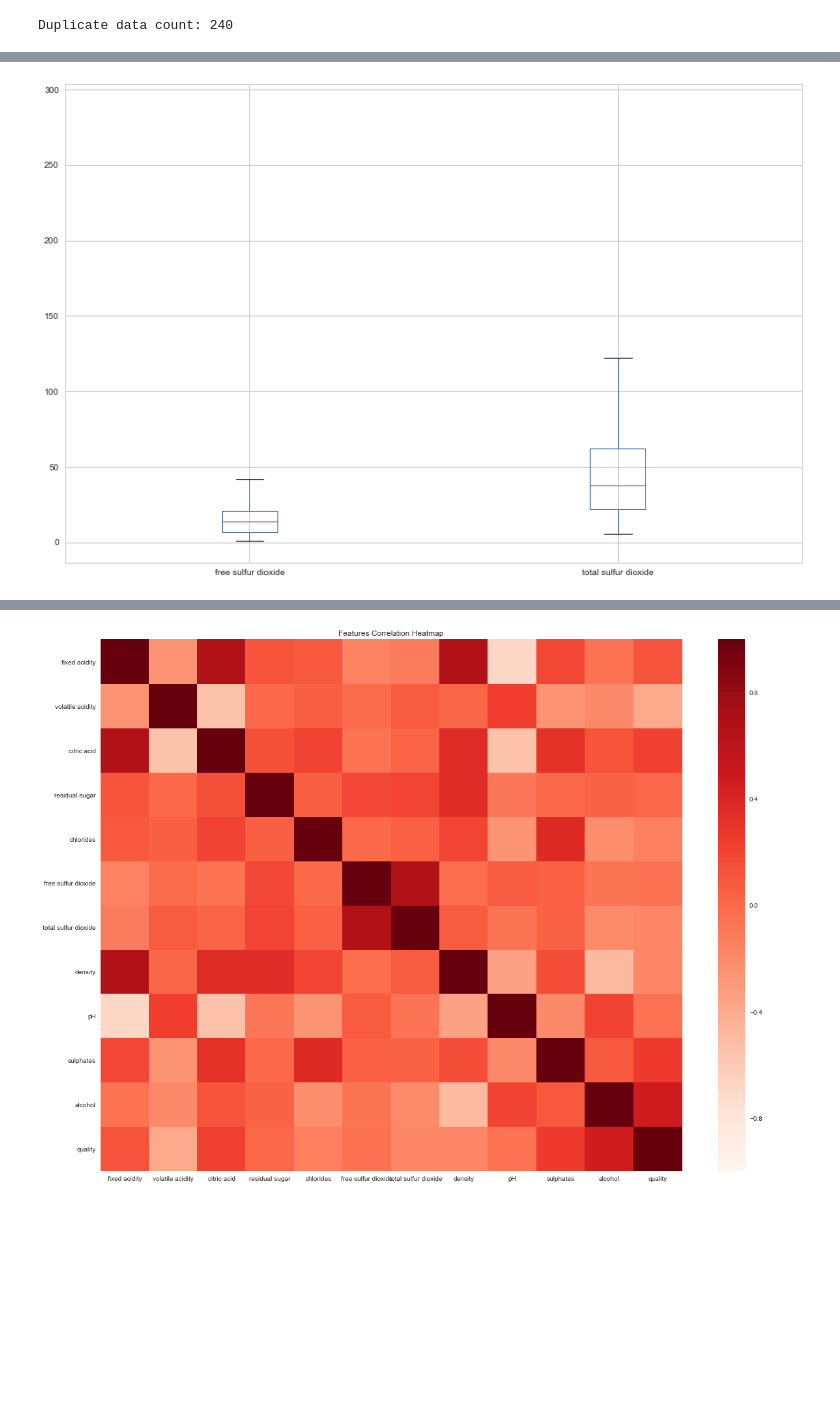
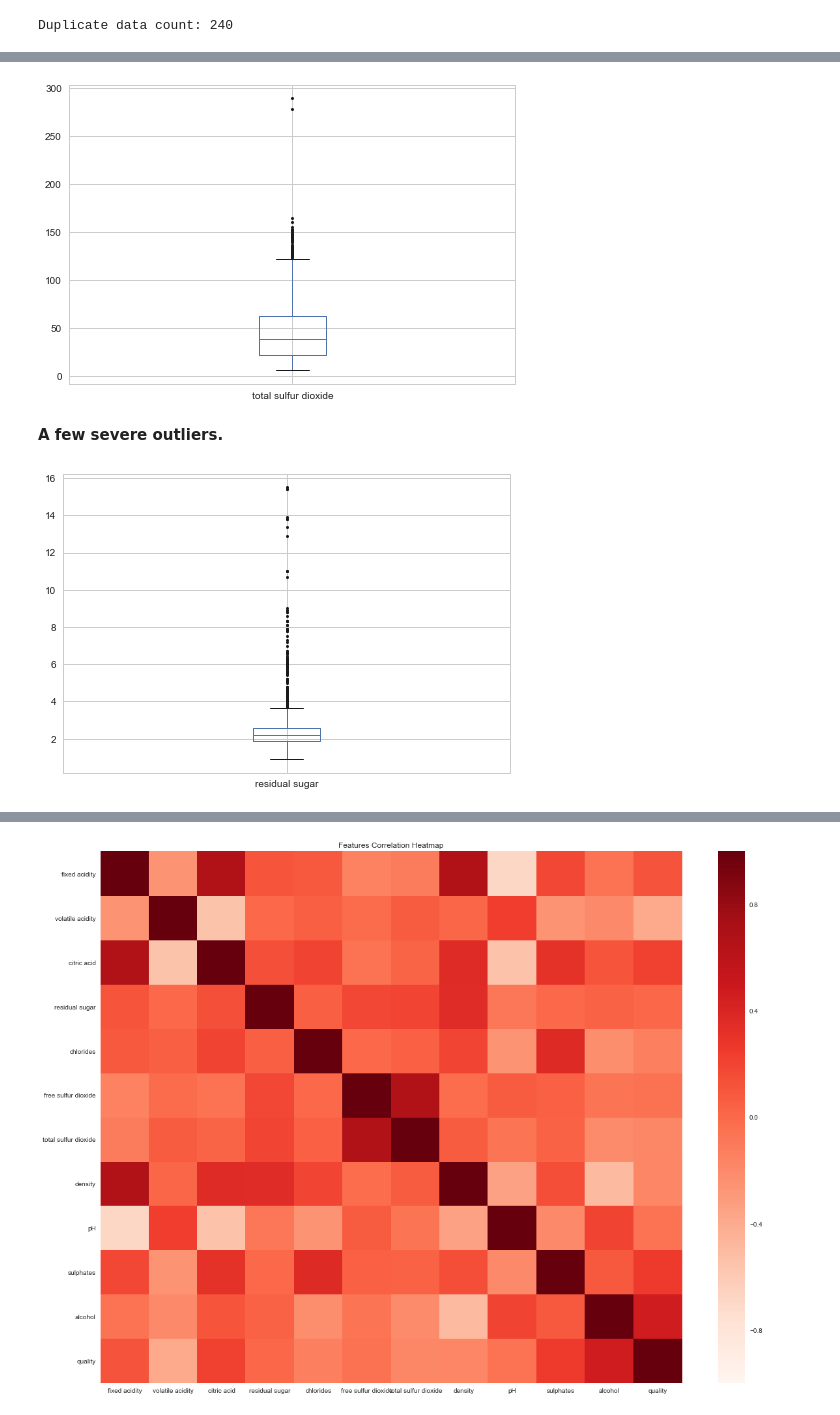
Before and after one commit to spiritedtechie/wine-quality-prediction, a Jupyter notebook: Wine Quality Data Analysis.ipynb, the cells around one changed output, grey strips where cells are left out. Saved outputs shown, nothing was run; the diff lists cells and outputs as text; code cells hidden in the pictures; blank space fills up the shorter version.

```diff
--- a/Wine Quality Data Analysis.ipynb
+++ b/Wine Quality Data Analysis.ipynb
@@ -62,5 +131,12 @@ plt.show()
 # %%
-data[['free sulfur dioxide','total sulfur dioxide']].plot.box(figsize=(15,10))
+data[['total sulfur dioxide']].plot.box(sym='k.')
 plt.show()
 # %% [output]
-[figure, old version]
+[figure, new version]
+# %% [markdown]
+<b>A few severe outliers.</b>
+# %%
+plot = data[['residual sugar']].plot.box(sym='k.')
+plt.show()
+# %% [output]
+[figure, added]
```
Also changed, not shown: parts of 35 cells of this notebook.
